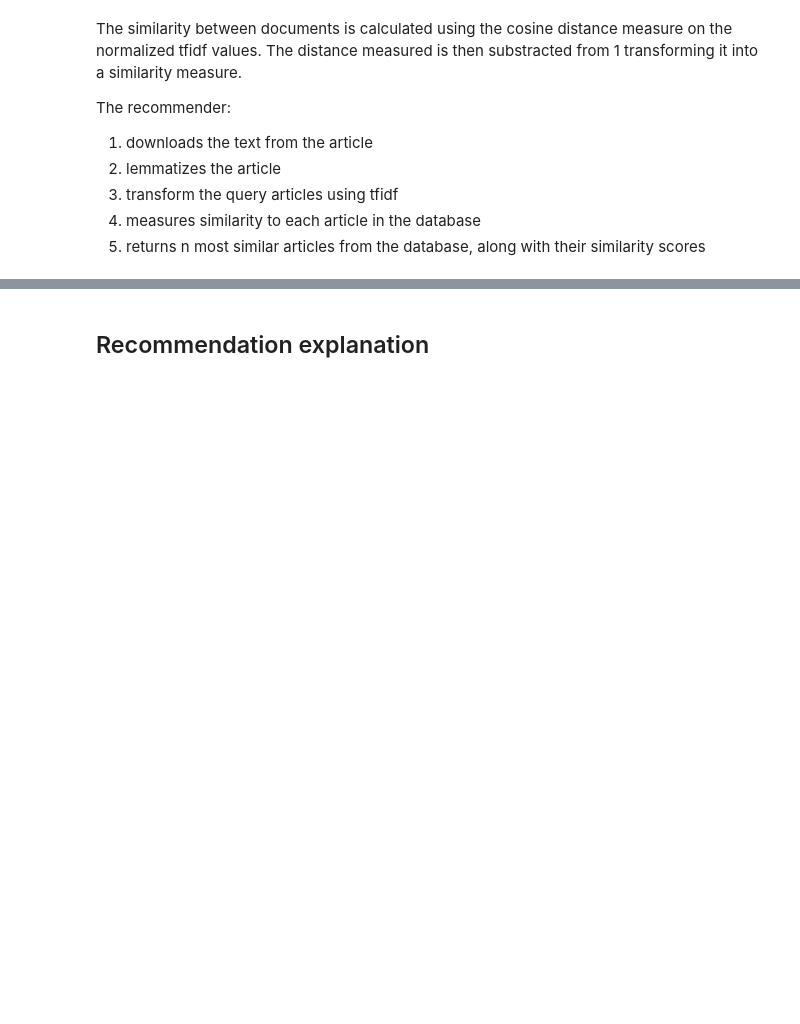
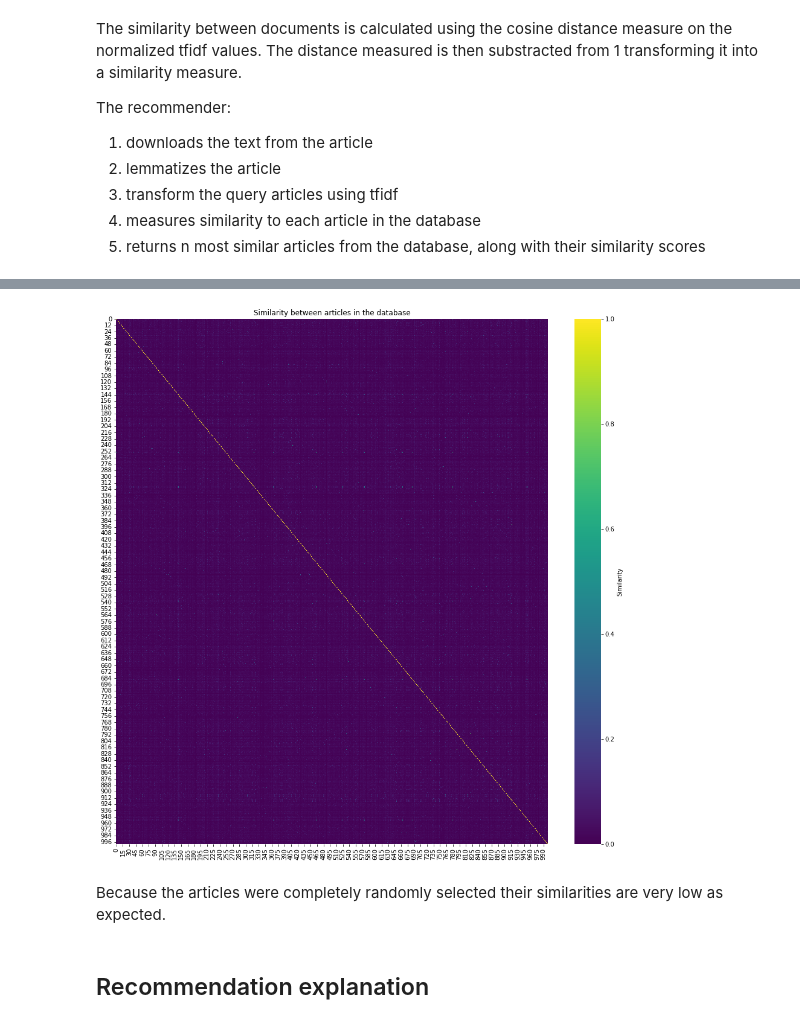
Before and after one commit to lucapl/Wiki-Scrapin, a Jupyter notebook: report.ipynb, the cells around one changed output, grey strips where cells are left out. Cells and saved outputs as stored; diff of their text form; code cells hidden in the pictures; blank space fills up the shorter version.

```diff
--- a/report.ipynb
+++ b/report.ipynb
@@ -96,2 +121,20 @@ def recommend_articles(df,tfidf,queries,n=3):
+# %%
+from sklearn.metrics.pairwise import cosine_similarity
+
+urls = [row[0] for row in articles]
+text = [" ".join(row[1:]) for row in articles]
+tfidf_matrix = tfidf.transform(text)
+similarities = cosine_similarity(tfidf_matrix,tfidf_matrix)
+# %%
+import seaborn as sns
+
+plt.figure(figsize=(16, 16))
+sns.heatmap(similarities, cmap='viridis', cbar_kws={'label': 'Similarity'})
+plt.title('Similarity between articles in the database')
+plt.show()
+# %% [output]
+[figure, added]
+# %% [markdown]
+Because the articles were completely randomly selected their similarities are very low as expected.
 # %% [markdown]
 ## Recommendation explanation
```
Also changed, not shown: parts of 7 cells of this notebook, 1 other file.
